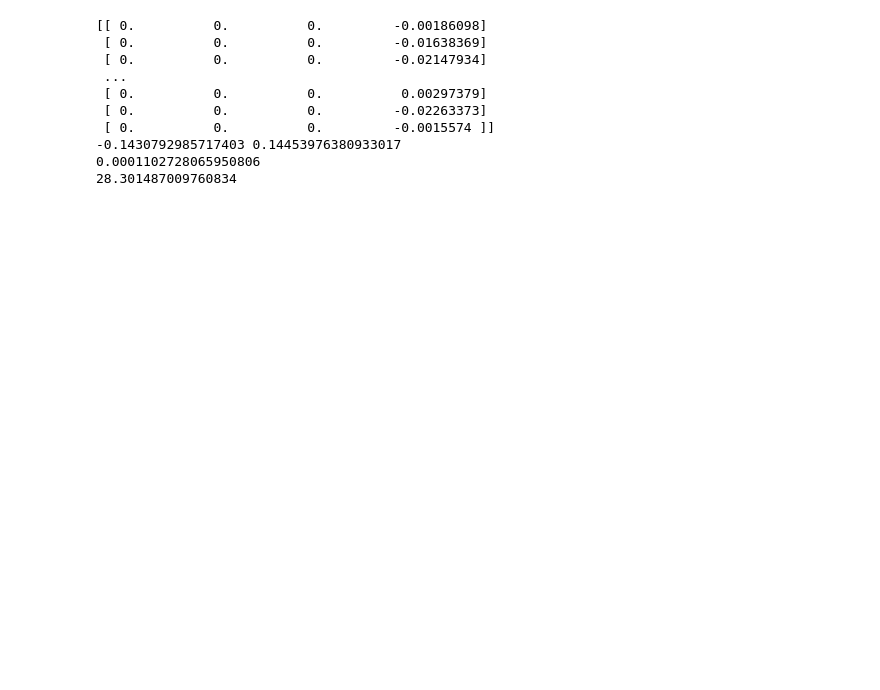
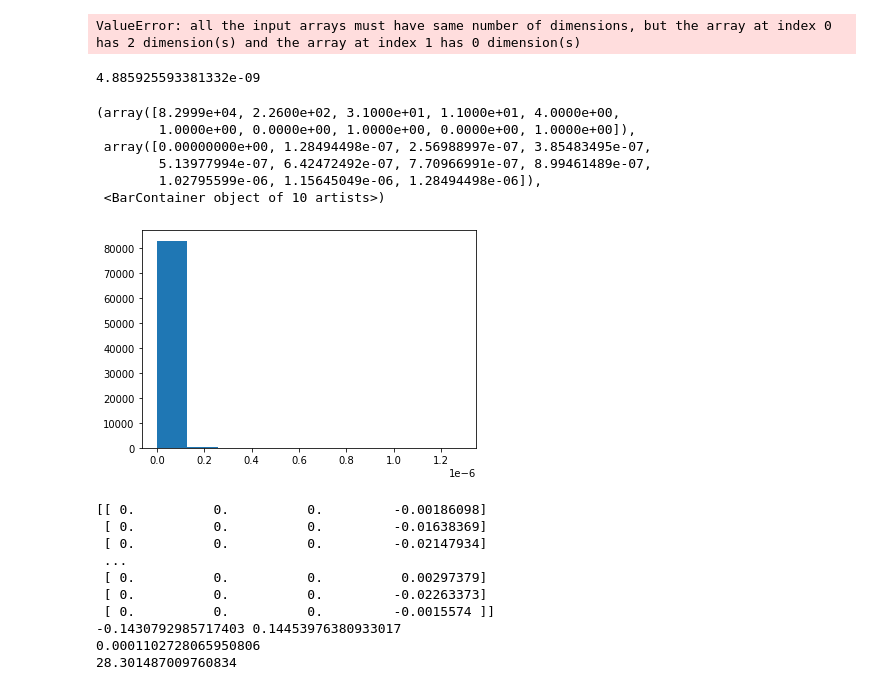
Before and after one commit to harviu/siren, a Jupyter notebook: test.ipynb, the cells around one changed output. Drawn from its saved outputs; the diff is of its cells as text; code cells hidden in the pictures; blank space fills up the shorter version.

```diff
--- a/test.ipynb
+++ b/test.ipynb
@@ -20,16 +32,9 @@ length = np.load('tra_len.npy')
 # %%
-fig = plt.figure()
-ax = fig.add_subplot(projection='3d')
-error = []
-for i in range(len(tra)):
-    print(i)
-    trace = tra[i,:length[i],:3]
+def fit_spline(trace, length):
+    trace = trace[:length,3:]
     k = 3
-    n_knots = 10
-    t = [0.0] * k + np.linspace(0,1,n_knots- 2*k).tolist() + [1.0] * k
-    tcku, fp, ier, msg = splprep(trace.T, t=t, k = k, u=None, task=-1, s=0, full_output=True, quiet=True)
-    error.append(fp/len(trace))
-    # tck, u = tcku
-    # t,c,k = tck
-    # new_points = splev(u, tck)
-    # ax.plot(new_points[0],new_points[1],new_points[2])
+    n_knots = 100
+    t_input = [0.0] * k + np.linspace(0,1,n_knots- 2*k).tolist() + [1.0] * k
+    tcku, fp, ier, msg = splprep(trace.T, t=t_input, k = k, u=None, task=-1, full_output=True, quiet=True)
+    tck, u = tcku
+    return fp/length, tck, u
@@ -65,3 +98,29 @@ plt.hist(error)
+# %%
+#prepare training
+data = np.zeros((len(tra),96+1,3),dtype=np.float32)
+for i, trace in enumerate(tra):
+    start_particle = trace[0,3:]
+    c = np.array(spline[i][1][1]).T
+    d = np.concatenate([start_particle[None,:],c],axis=0)
+    data[i] = d
+np.save('spline.npy',data)
+# %% [output]
+ValueError: all the input arrays must have same number of dimensions, but the array at index 0 has 2 dimension(s) and the array at index 1 has 0 dimension(s)
+# %%
+error, _, _ = zip(*spline)
+error = np.array(error)
+error[error>2e-6]=0
+print(np.mean(error))
+plt.hist(error)
+# %% [output]
+4.885925593381332e-09
+(array([8.2999e+04, 2.2600e+02, 3.1000e+01, 1.1000e+01, 4.0000e+00,
+        1.0000e+00, 0.0000e+00, 1.0000e+00, 0.0000e+00, 1.0000e+00]),
+ array([0.00000000e+00, 1.28494498e-07, 2.56988997e-07, 3.85483495e-07,
+        5.13977994e-07, 6.42472492e-07, 7.70966991e-07, 8.99461489e-07,
+        1.02795599e-06, 1.15645049e-06, 1.28494498e-06]),
+ <BarContainer object of 10 artists>)
+[figure, added]
 # %%
 from stats import Stat
 dims = [8,8,4]
```
Also changed, not shown: parts of 11 cells of this notebook, 4 other files.
